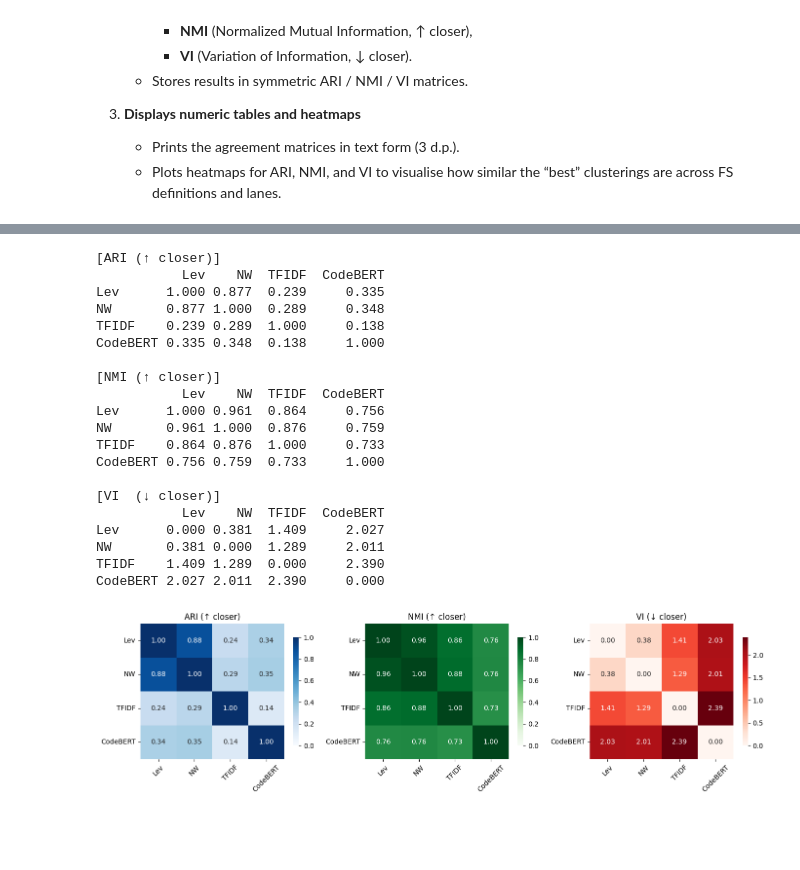
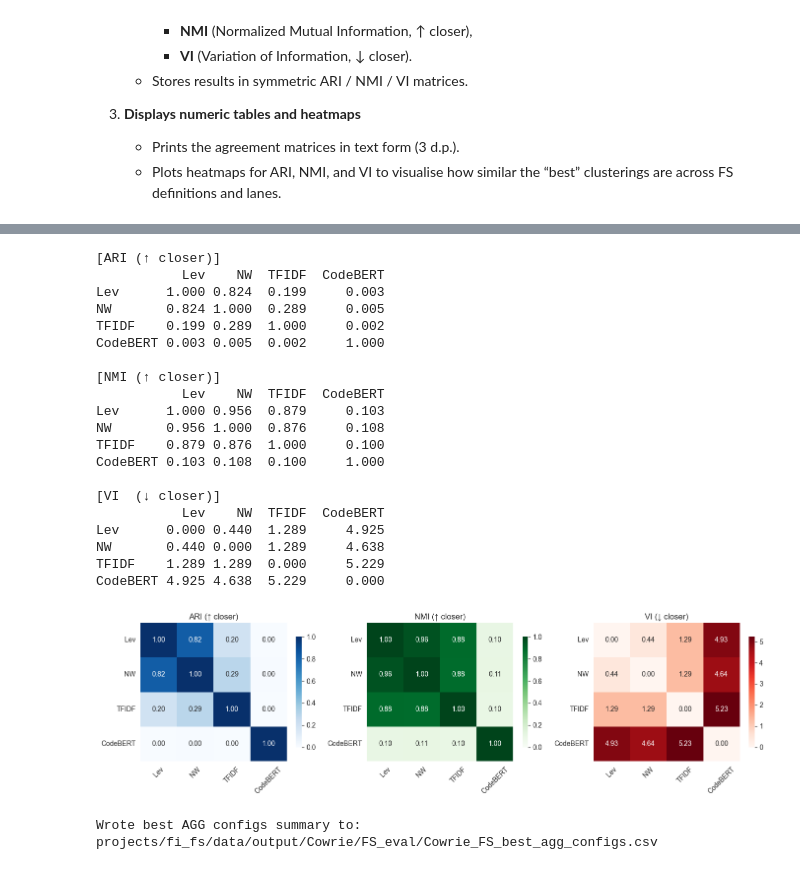
Before and after one commit to LewNew/PhD, a Jupyter notebook: projects/fi_fs/notebooks/FS_Eval.ipynb, the cells around one changed output, grey strips where cells are left out. Cells and saved outputs as stored; diff of their text form; code cells hidden in the pictures; blank space fills up the shorter version.

Commit message:
FS_Eval.ipynb: Updates + tweaks

```diff
--- a/projects/fi_fs/notebooks/FS_Eval.ipynb
+++ b/projects/fi_fs/notebooks/FS_Eval.ipynb
@@ -1393,13 +1393,13 @@ def summarise_lane(
         return
 
     # Structural constraints
-    sub = sub[
-        (sub["n_clusters"] >= min_clusters)
-        & (sub["n_clusters"] <= max_clusters)
-    ]
-    sub = sub[
-        (sub["n_singletons"] <= max_singletons_frac * sub["N"])
-    ]
+    # sub = sub[
+    #     (sub["n_clusters"] >= min_clusters)
+    #     & (sub["n_clusters"] <= max_clusters)
+    # ]
+    # sub = sub[
+    #     (sub["n_singletons"] <= max_singletons_frac * sub["N"])
+    # ]
 
     # Require a valid silhouette (otherwise metrics are meaningless here)
     sub = sub[sub["silhouette"].notna()]
@@ -1430,5 +1430,5 @@ def summarise_lane(
 
 # Run summaries for each lane
 for lane in sorted(all_results_df["lane"].dropna().unique()):
-    summarise_lane(all_results_df, lane=lane, top_k=8)
+    summarise_lane(all_results_df, lane=lane, top_k=3)
 # %% [output]
@@ -1658,19 +1658,26 @@ def pick_best_agg_config(
         raise ValueError(f"No AGG configs at all for lane={lane}, fs_def={fs_def}.")
 
     # Structural sanity filters
-    sub = base[
-        (base["n_clusters"] >= min_clusters)
-        & (base["n_clusters"] <= max_clusters)
-        & (base["n_singletons"] <= max_singletons_frac * base["N"])
-    ].copy()
+    # sub = base[
+    #     (base["n_clusters"] >= min_clusters)
+    #     & (base["n_clusters"] <= max_clusters)
+    #     & (base["n_singletons"] <= max_singletons_frac * base["N"])
+    # ].copy()
+    #
+    # if sub.empty:
+    #     print(f"WARNING: no AGG configs for lane={lane}, fs_def={fs_def} after strict filters.")
+    #     # Relax filters: require only a valid silhouette
+    #     sub = base[base["silhouette"].notna()].copy()
+    #     if sub.empty:
+    #         print("  No configs with finite silhouette; falling back to all base configs.")
+    #         sub = base.copy()
 
+    # No structural sanity filtering — only require valid silhouette (optional)
+    sub = base[base["silhouette"].notna()].copy()
     if sub.empty:
-        print(f"WARNING: no AGG configs for lane={lane}, fs_def={fs_def} after strict filters.")
-        # Relax filters: require only a valid silhouette
-        sub = base[base["silhouette"].notna()].copy()
-        if sub.empty:
-            print("  No configs with finite silhouette; falling back to all base configs.")
-            sub = base.copy()
+        # fall back to everything (e.g., if silhouette is NaN because 1 cluster)
+        sub = base.copy()
+
 
     # For sorting, treat missing Dunn as very bad
     sub["dunn_rank"] = sub["dunn"].fillna(-np.inf)
@@ -1791,4 +1798,9 @@ for ax in axes:
 
 plt.tight_layout()
 plt.show()
+
+# Save best configs summary to CSV
+best_configs_csv = FS_EVAL_DIR / f"{DATASET_NAME}_FS_best_agg_configs.csv"
+best_summary.to_csv(best_configs_csv, index=False)
+print("Wrote best AGG configs summary to:", best_configs_csv.relative_to(ROOT))
 # %% [output]
@@ -1802,21 +1813,22 @@ Best AGG configs used for external agreement:
 [ARI (↑ closer)]
            Lev    NW  TFIDF  CodeBERT
-Lev      1.000 0.877  0.239     0.335
-NW       0.877 1.000  0.289     0.348
-TFIDF    0.239 0.289  1.000     0.138
-CodeBERT 0.335 0.348  0.138     1.000
+Lev      1.000 0.824  0.199     0.003
+NW       0.824 1.000  0.289     0.005
+TFIDF    0.199 0.289  1.000     0.002
+CodeBERT 0.003 0.005  0.002     1.000
 
 [NMI (↑ closer)]
            Lev    NW  TFIDF  CodeBERT
-Lev      1.000 0.961  0.864     0.756
-NW       0.961 1.000  0.876     0.759
-TFIDF    0.864 0.876  1.000     0.733
-CodeBERT 0.756 0.759  0.733     1.000
+Lev      1.000 0.956  0.879     0.103
+NW       0.956 1.000  0.876     0.108
+TFIDF    0.879 0.876  1.000     0.100
+CodeBERT 0.103 0.108  0.100     1.000
 
 [VI  (↓ closer)]
            Lev    NW  TFIDF  CodeBERT
-Lev      0.000 0.381  1.409     2.027
-NW       0.381 0.000  1.289     2.011
-TFIDF    1.409 1.289  0.000     2.390
-CodeBERT 2.027 2.011  2.390     0.000
+Lev      0.000 0.440  1.289     4.925
+NW       0.440 0.000  1.289     4.638
+TFIDF    1.289 1.289  0.000     5.229
+CodeBERT 4.925 4.638  5.229     0.000
-[figure, old version]
+[figure, new version]
+Wrote best AGG configs summary to: projects/fi_fs/data/output/Cowrie/FS_eval/Cowrie_FS_best_agg_configs.csv
```
Also changed, not shown: parts of 2 cells of this notebook.
